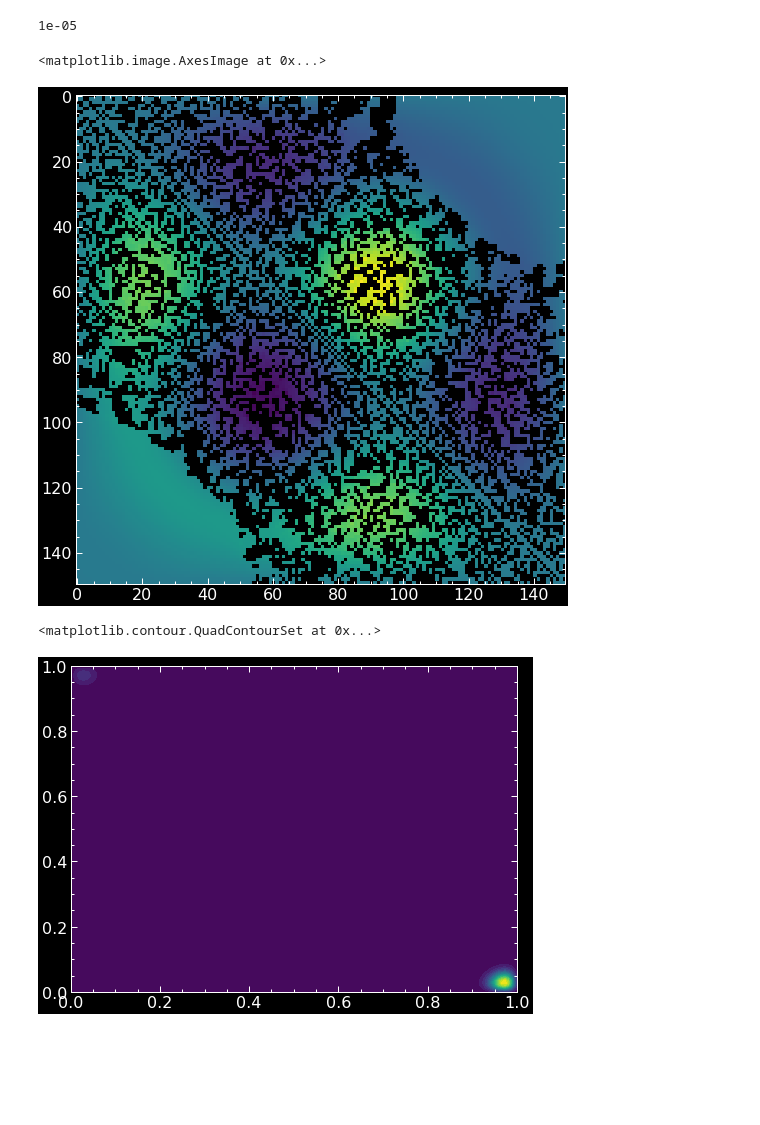
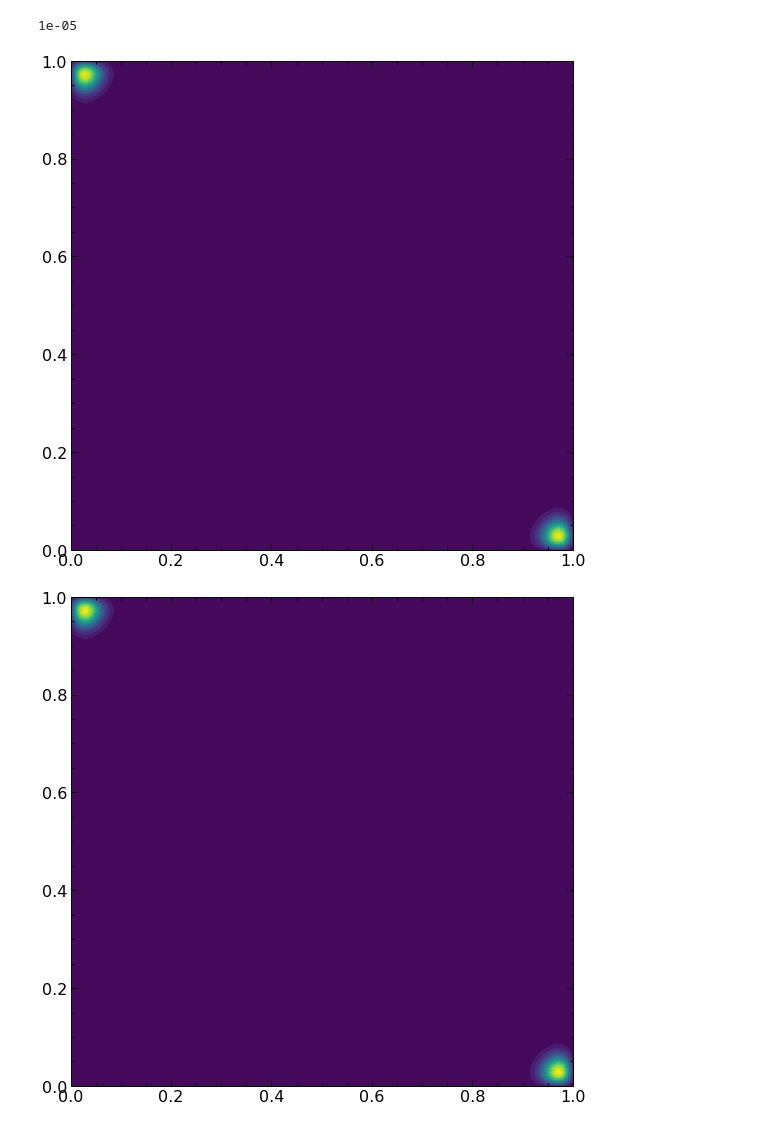
Before and after one commit to pranav997/Quantum_software, a Jupyter notebook: ELEC 542 HW/ELEC HW Assignment 1 solving 1d potential.ipynb, the cells around one changed output. Saved outputs shown, nothing was run; the diff lists cells and outputs as text; code cells hidden in the pictures; blank space fills up the shorter version.

```diff
--- a/ELEC 542 HW/ELEC HW Assignment 1 solving 1d potential.ipynb
+++ b/ELEC 542 HW/ELEC HW Assignment 1 solving 1d potential.ipynb
@@ -142,14 +143,14 @@ def get_e(n):
-# %%
-plt.figure(figsize=(9,9))
-X11, X22 = np.meshgrid(np.linspace(-5,5,N, dtype=float),
-                   np.linspace(-5,5,N, dtype=float))
-
-plt.imshow(get_e(0)**a)
-# %% [output]
-<matplotlib.image.AxesImage at 0x...>
-[figure, removed]
-# %%
-plt.contourf(X1, X2, get_e(0)**2, 20)
-# %% [output]
-<matplotlib.contour.QuadContourSet at 0x...>
-[figure, removed]
+# %%
+#for i in range(1):
+nn
+for i in range(nn):
+    a = (get_e(i) - get_e(i).swapaxes(0,1))/np.sqrt(2)
+    for k in range(a.shape[0]):
+        for j in range(a.shape[1]):
+            if a[k,j]*a[k,j]<10**(-15):
+                a[k,j]=0
+    plt.figure(figsize=(9,9))
+    plt.contourf(X1, X2, a**2, 20)
+# %% [output]
+[figure, added]
+[figure, added]
```
Also changed, not shown: parts of 11 cells of this notebook.
